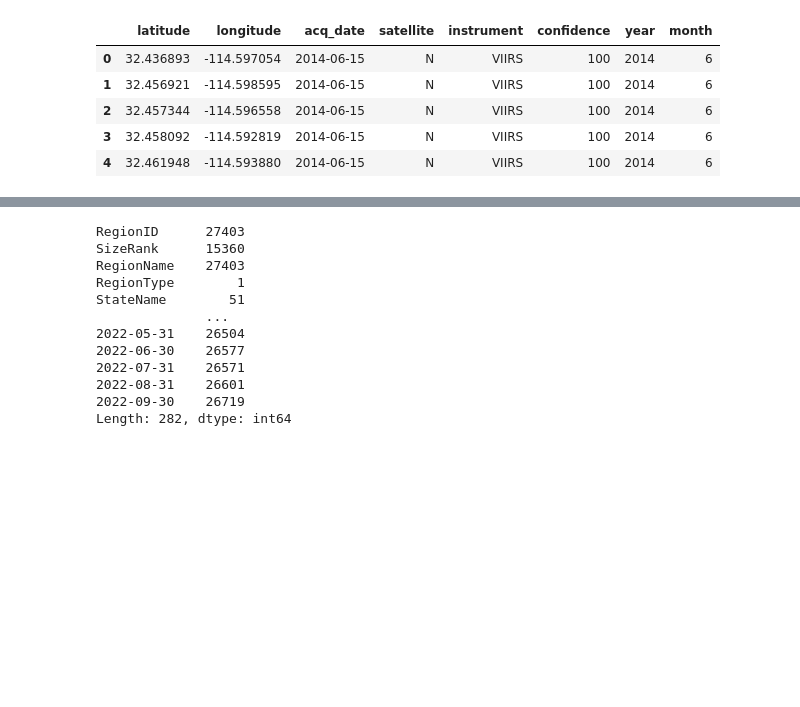
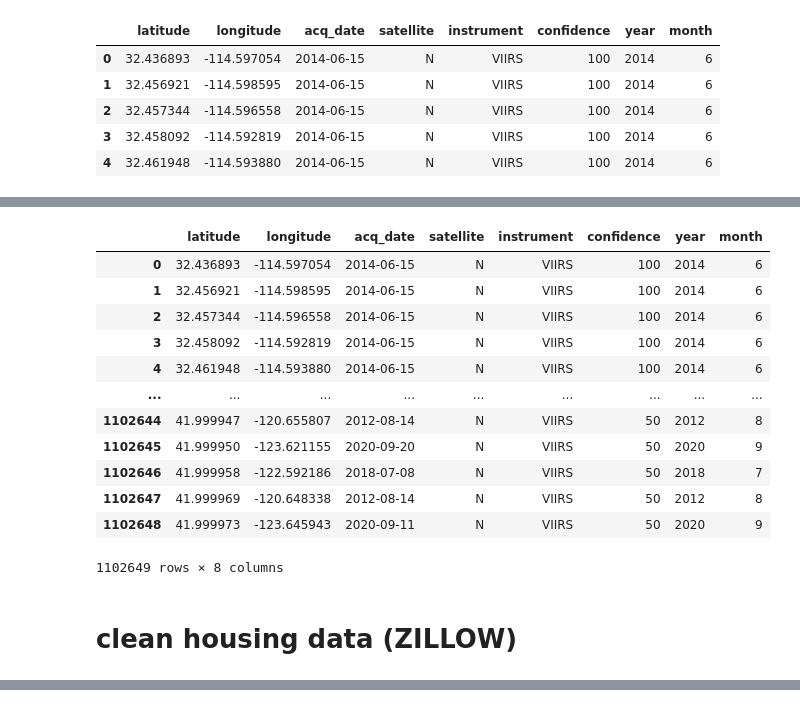
Before and after one commit to speddings/crime_housing_analysis, a Jupyter notebook: crime_housing_data.ipynb, the cells around one changed output, grey strips where cells are left out. Saved outputs shown, nothing was run; the diff lists cells and outputs as text; code cells hidden in the pictures; blank space fills up the shorter version.

```diff
--- a/crime_housing_data.ipynb
+++ b/crime_housing_data.ipynb
@@ -40,3 +123,22 @@ ca_fire_df.head()
+# %%
+# drop any null values
+ca_fire_df.dropna()
+# %% [output]
+|  | latitude | longitude | acq_date | satellite | instrument | confidence | year | month |
+| 0 | 32.436893 | -114.597054 | 2014-06-15 | N | VIIRS | 100 | 2014 | 6 |
+| 1 | 32.456921 | -114.598595 | 2014-06-15 | N | VIIRS | 100 | 2014 | 6 |
+| 2 | 32.457344 | -114.596558 | 2014-06-15 | N | VIIRS | 100 | 2014 | 6 |
+| 3 | 32.458092 | -114.592819 | 2014-06-15 | N | VIIRS | 100 | 2014 | 6 |
+| 4 | 32.461948 | -114.593880 | 2014-06-15 | N | VIIRS | 100 | 2014 | 6 |
+| ... | ... | ... | ... | ... | ... | ... | ... | ... |
+| 1102644 | 41.999947 | -120.655807 | 2012-08-14 | N | VIIRS | 50 | 2012 | 8 |
+| 1102645 | 41.999950 | -123.621155 | 2020-09-20 | N | VIIRS | 50 | 2020 | 9 |
+| 1102646 | 41.999958 | -122.592186 | 2018-07-08 | N | VIIRS | 50 | 2018 | 7 |
+| 1102647 | 41.999969 | -120.648338 | 2012-08-14 | N | VIIRS | 50 | 2012 | 8 |
+| 1102648 | 41.999973 | -123.645943 | 2020-09-11 | N | VIIRS | 50 | 2020 | 9 |
+1102649 rows × 8 columns
+# %% [markdown]
+# clean housing  data (ZILLOW)
 # %%
 ca_zip_df = pd.read_csv("resources/Zip_zhvi_uc_sfrcondo_tier_0.33_0.67_sm_sa_month.csv")
 ca_zip_df.head()
@@ -48,18 +150,3 @@ ca_zip_df.head()
 | 3 | 62080 | 3 | 11368 | zip | NY | NY | New York | New York-Newark-Jersey City, NY-N... | Queens County | ... |
 | 4 | 62093 | 4 | 11385 | zip | NY | NY | New York | New York-Newark-Jersey City, NY-N... | Queens County | ... |
 5 rows × 282 columns
-# %%
-ca_zip_df.nunique()
-# %% [output]
-RegionID      27403
-SizeRank      15360
-RegionName    27403
-RegionType        1
-StateName        51
-              ...
-2022-05-31    26504
-2022-06-30    26577
-2022-07-31    26571
-2022-08-31    26601
-2022-09-30    26719
-Length: 282, dtype: int64
```
Also changed, not shown: parts of 25 cells of this notebook.
